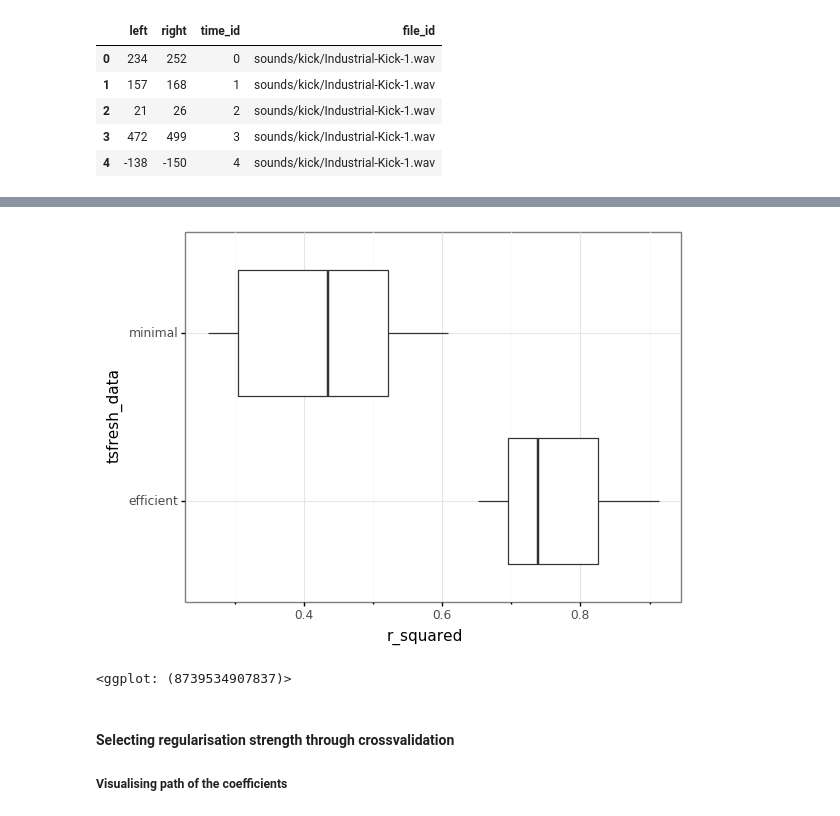
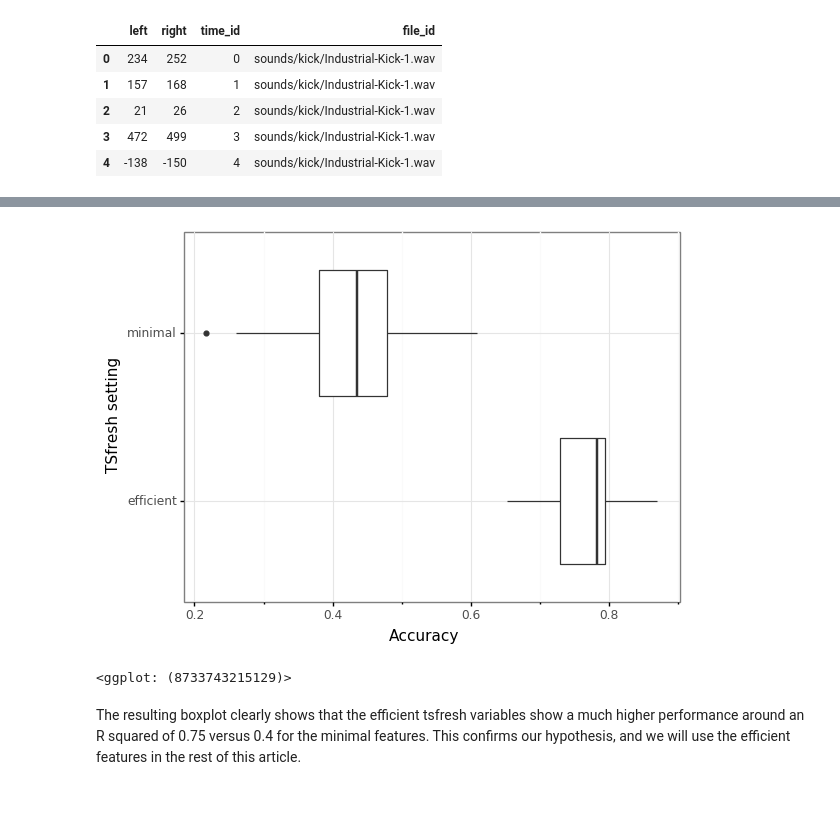
Before and after one commit to PaulHiemstra/lasso_tsfresh_article, a Jupyter notebook: lasso_tsfresh_article.ipynb, the cells around one changed output, grey strips where cells are left out. Cells and saved outputs as stored; diff of their text form; code cells hidden in the pictures.

Commit message:
first rough draft of the article done

```diff
--- a/lasso_tsfresh_article.ipynb
+++ b/lasso_tsfresh_article.ipynb
@@ -196,6 +141,4 @@ audio_tsfresh_minimal.shape
 from tsfresh.feature_extraction import EfficientFCParameters
 settings = EfficientFCParameters()
 
-audio_tsfresh = extract_relevant_features(all_audio, all_labels,
-                                          column_id='file_id', column_sort='time_id',
-                                          default_fc_parameters=settings)
+audio_tsfresh = pd.read_pickle('pkl/drum_tsfresh.pkl')
@@ -223,17 +190,16 @@ def get_score(audio_data, labels):
     audio_train, audio_test, label_train, label_test = train_test_split(audio_data, labels, test_size=0.3)
     log_reg = base_log_reg.fit(audio_train, label_train)
     return log_reg.score(audio_test, label_test)
-rsquared_minimal = [get_score(audio_tsfresh_minimal, all_labels) for x in range(20)]
-rsquared_efficient = [get_score(audio_tsfresh, all_labels) for x in range(20)]
+accuracy_minimal = [get_score(audio_tsfresh_minimal, all_labels) for x in range(20)]
+accuracy_efficient = [get_score(audio_tsfresh, all_labels) for x in range(20)]
 # %%
-plot_data = pd.concat([pd.DataFrame({'r_squared': rsquared_minimal, 'tsfresh_data': 'minimal'}),
-                       pd.DataFrame({'r_squared': rsquared_efficient, 'tsfresh_data': 'efficient'})])
+plot_data = pd.concat([pd.DataFrame({'accuracy': accuracy_minimal, 'tsfresh_data': 'minimal'}),
+                       pd.DataFrame({'accuracy': accuracy_efficient, 'tsfresh_data': 'efficient'})])
 (
-    ggplot(plot_data) + geom_boxplot(aes(x='tsfresh_data', y='r_squared')) + coord_flip()
+    ggplot(plot_data) + geom_boxplot(aes(x='tsfresh_data', y='accuracy')) +
+      coord_flip() +
+      labs(y = 'Accuracy', x = 'TSfresh setting')
 )
 # %% [output]
-[figure, old version]
+[figure, new version]
-<ggplot: (8739534907837)>
+<ggplot: (8733743215129)>
-# %% [markdown]
-#### Selecting regularisation strength through crossvalidation
-##### Visualising path of the coefficients
@@ -247,0 +206,2 @@ cv_result = LogisticRegressionCV(Cs=cs,
+# %% [markdown]
+The resulting boxplot clearly shows that the efficient tsfresh variables show a much higher performance around an R squared of 0.75 versus 0.4 for the minimal features. This confirms our hypothesis, and we will use the efficient features in the rest of this article.
```
Also changed, not shown: parts of 35 cells of this notebook.
